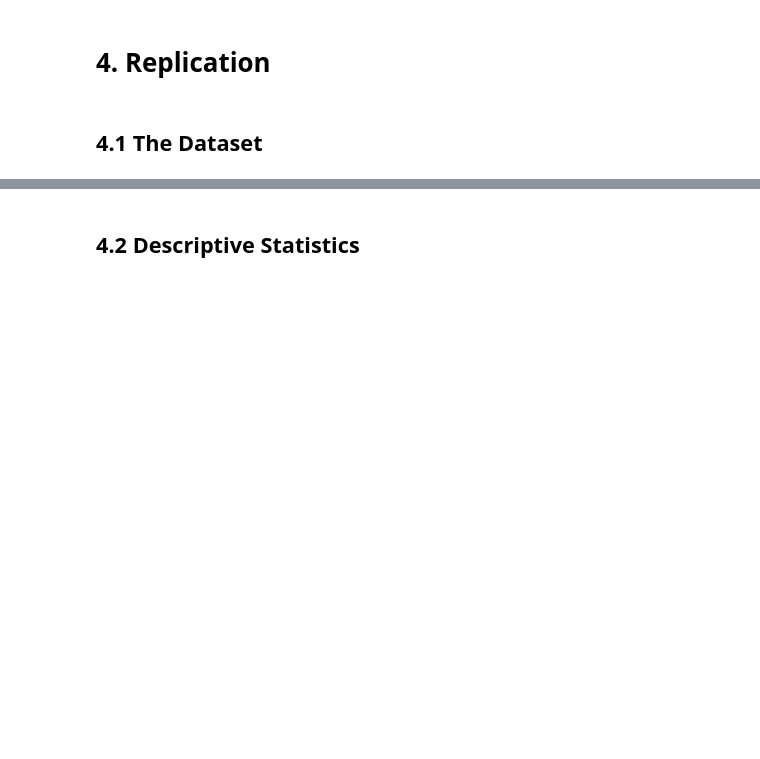
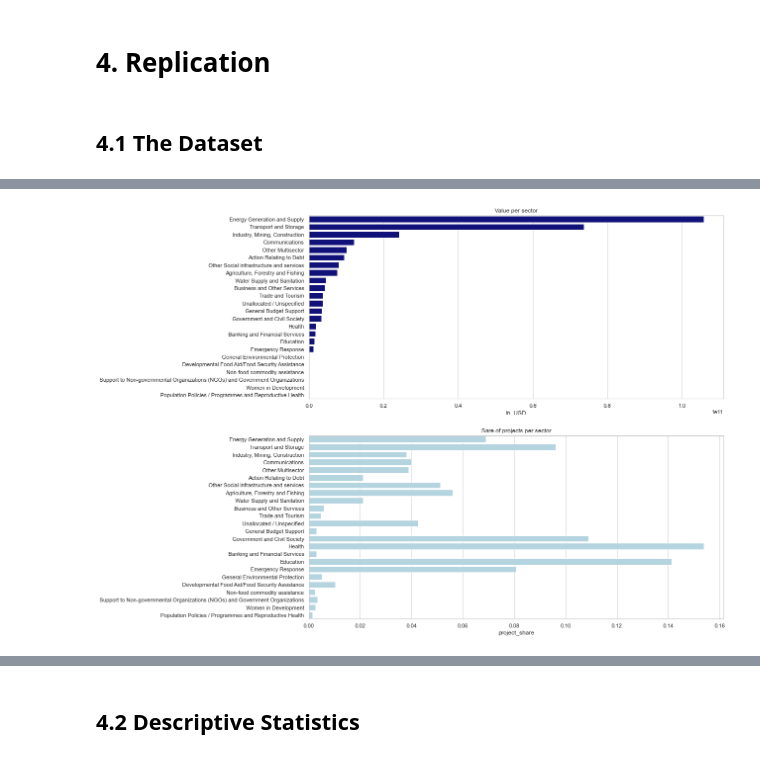
Before and after one commit to JonathanWillnow/ose-data-science-course-project-JonathanWillnow, a Jupyter notebook: JonathanWillnowOSE.ipynb, the cells around one changed output, grey strips where cells are left out. Cells and saved outputs as stored; diff of their text form; code cells hidden in the pictures; blank space fills up the shorter version.

```diff
--- a/JonathanWillnowOSE.ipynb
+++ b/JonathanWillnowOSE.ipynb
@@ -139,0 +170,9 @@ The dataset of Dreher et al(), constructed with the introduced TUFF methodology,
+# %%
+# we have a problem with the data!
+# mending and modifying the dataset
+problems = data[data.usd_current == "."].index
+for i in problems:
+    data.usd_current[i] = np.nan
+
+data.usd_current = pd.to_numeric(data.usd_current)
+data.groupby("crs_sector_name").usd_current.sum()
@@ -139,0 +197,17 @@ The dataset of Dreher et al(), constructed with the introduced TUFF methodology,
+# %%
+sns.set_theme(style="whitegrid")
+sectoral_analysis_df = data.crs_sector_name.value_counts(1).sort_index().to_frame("project_share")
+sectoral_analysis_df["in_USD"] = data.groupby("crs_sector_name").usd_current.sum()
+sectoral_analysis_df = sectoral_analysis_df.sort_values(by="in_USD", ascending=False)
+
+# plotting
+f, axs = plt.pyplot.subplots(2,1,figsize=(15,15))
+plt.pyplot.subplot(211)
+ax = sns.barplot(y=sectoral_analysis_df.index, x=sectoral_analysis_df.in_USD, color = "darkblue")
+ax.set_title("Value per sector");
+
+plt.pyplot.subplot(212)
+ax = sns.barplot(y=sectoral_analysis_df.index, x=sectoral_analysis_df.project_share, color = "lightblue")
+ax.set_title("Sare of projects per sector");
+# %% [output]
+[figure, added]
```
Also changed, not shown: parts of 13 cells of this notebook.
